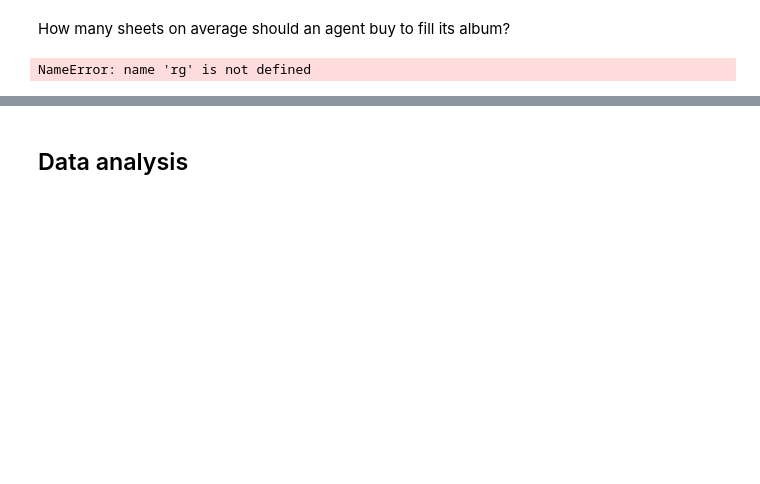
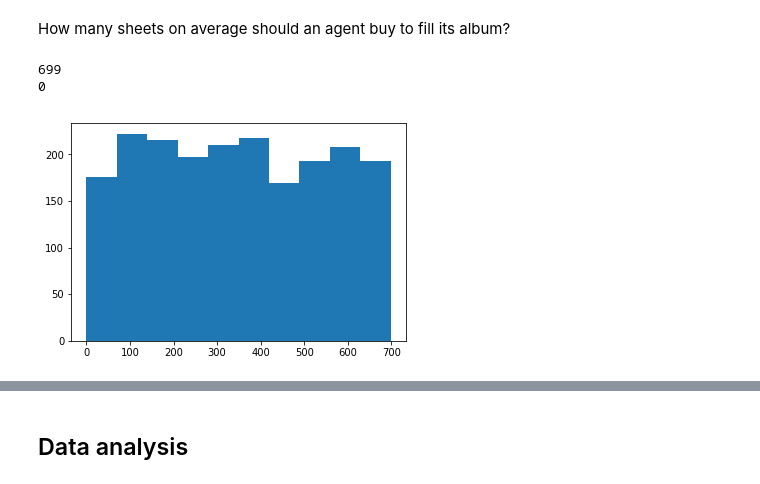
Before and after one commit to fstovarr/stochastic-models, a Jupyter notebook: exams/second/GlueSheetsProblem/analysis_results.ipynb, the cells around one changed output, grey strips where cells are left out. Cells and saved outputs as stored; diff of their text form; code cells hidden in the pictures; blank space fills up the shorter version.

```diff
--- a/exams/second/GlueSheetsProblem/analysis_results.ipynb
+++ b/exams/second/GlueSheetsProblem/analysis_results.ipynb
@@ -10,12 +10,17 @@ __title__ = "Chocolatina's album problem"
 # %% [markdown]
 How many sheets on average should an agent buy to fill its album?
 # %%
-r = [rg.get_int() for i in range(20000)]
-plt.hist(r)
-print(min(r))
-print(max(r))
+from random_generator import RandomGenerator
+
+rg = RandomGenerator('uniform', 0, 699)
+n = [rg.get_int() for i in range(2000)]
+plt.hist(n)
+print(max(n))
+print(min(n))
 # %% [output]
-NameError: name 'rg' is not defined
+699
+0
+[figure, added]
 # %%
 rg = RandomGenerator('exponential', 0, 699)
 n = [rg.get_int() for i in range(2000)]
```
Also changed, not shown: parts of 13 cells of this notebook, 5 other files.
